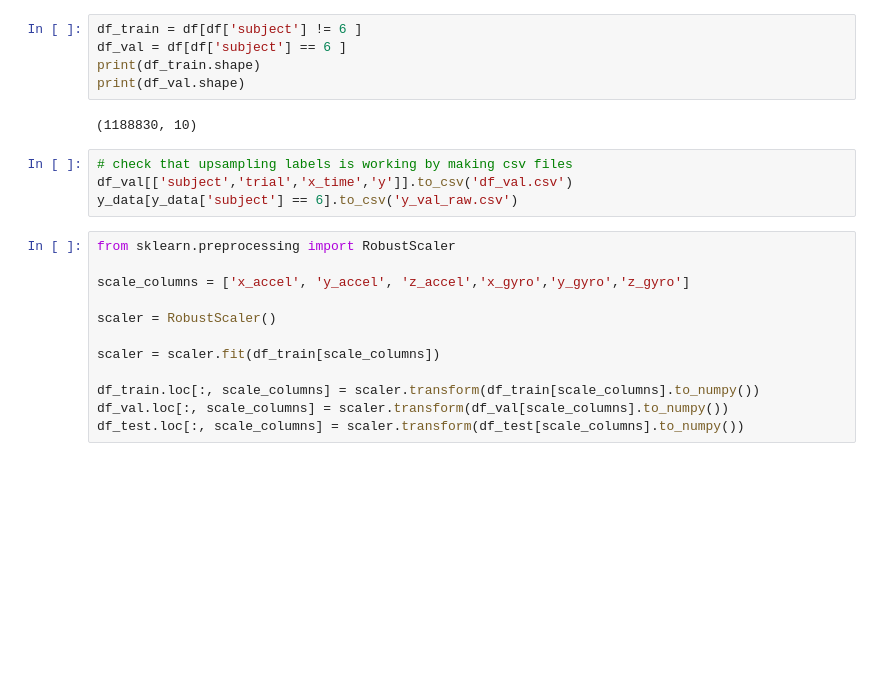
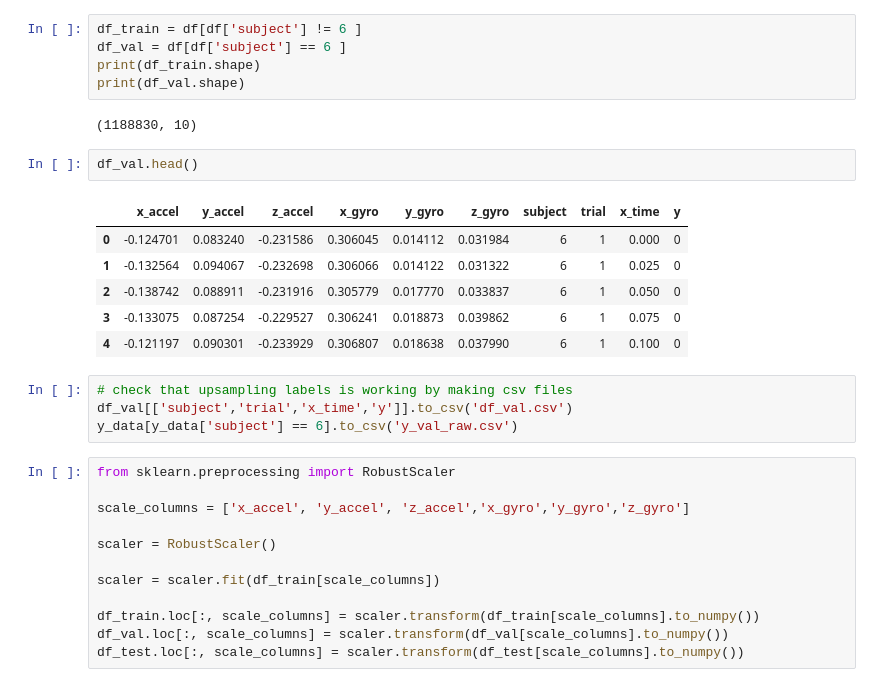
Before and after one commit to MoreBangForYourBuck/c2_competition, a Jupyter notebook: tensorflow_bi_LSTM.ipynb, the cells around one changed output. Drawn from its saved outputs; the diff is of its cells as text; blank space fills up the shorter version.

```diff
--- a/tensorflow_bi_LSTM.ipynb
+++ b/tensorflow_bi_LSTM.ipynb
@@ -165,6 +165,15 @@ print(df_train.shape)
 print(df_val.shape)
 # %% [output]
 (1188830, 10)
+# %%
+df_val.head()
+# %% [output]
+|  | x_accel | y_accel | z_accel | x_gyro | y_gyro | z_gyro | subject | trial | x_time | y |
+| 0 | -0.124701 | 0.083240 | -0.231586 | 0.306045 | 0.014112 | 0.031984 | 6 | 1 | 0.000 | 0 |
+| 1 | -0.132564 | 0.094067 | -0.232698 | 0.306066 | 0.014122 | 0.031322 | 6 | 1 | 0.025 | 0 |
+| 2 | -0.138742 | 0.088911 | -0.231916 | 0.305779 | 0.017770 | 0.033837 | 6 | 1 | 0.050 | 0 |
+| 3 | -0.133075 | 0.087254 | -0.229527 | 0.306241 | 0.018873 | 0.039862 | 6 | 1 | 0.075 | 0 |
+| 4 | -0.121197 | 0.090301 | -0.233929 | 0.306807 | 0.018638 | 0.037990 | 6 | 1 | 0.100 | 0 |
 # %%
 # check that upsampling labels is working by making csv files
 df_val[['subject','trial','x_time','y']].to_csv('df_val.csv')
```
Also changed, not shown: parts of 4 cells of this notebook.
